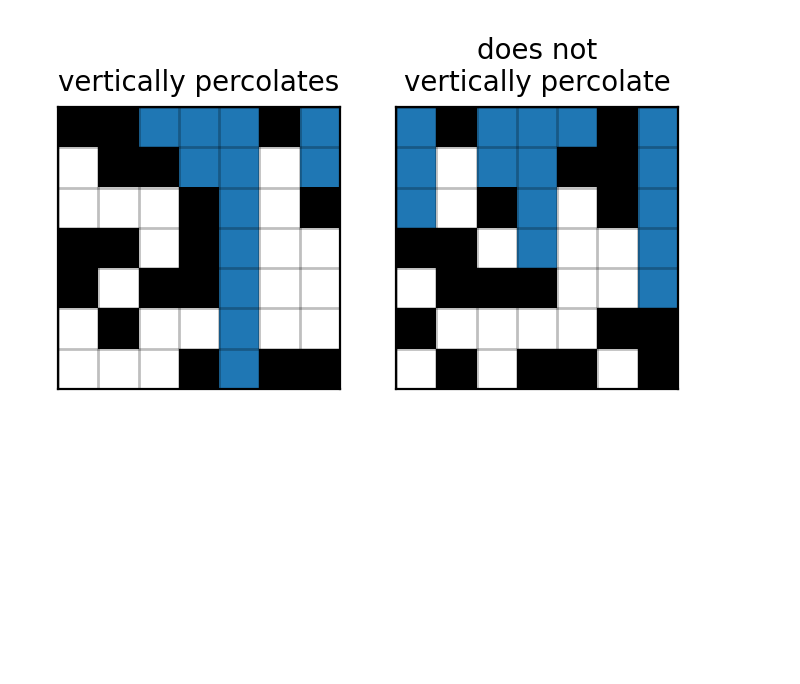
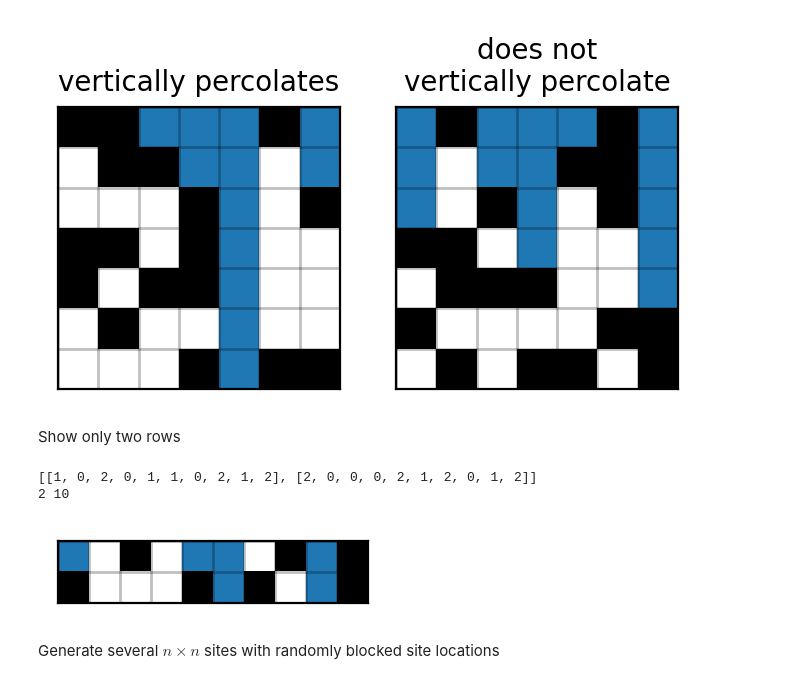
Before and after one commit to LugoBlogger/SI-251-4007-data-structures, a Jupyter notebook: case-studies/3-percolation/python/illustration.ipynb, the cells around one changed output. Cells and saved outputs as stored; diff of their text form; code cells hidden in the pictures; blank space fills up the shorter version.

Commit message:
update illustration for case study percolation

```diff
--- a/case-studies/3-percolation/python/illustration.ipynb
+++ b/case-studies/3-percolation/python/illustration.ipynb
@@ -22,15 +23,29 @@ def draw_percolates(percolates_data):
   bounds = [0, 1, 2, 3]
   norm = colors.BoundaryNorm(bounds, cmap.N)
 
-  for idx, data in enumerate(percolates_data):
-    n = len(data)
-    axes[idx].imshow(data, cmap=cmap, norm=norm, extent=[0, n, 0, n])
+  if ncols > 1:
+    for idx, data in enumerate(percolates_data):
+      n = len(data)
+      axes[idx].imshow(data, cmap=cmap, norm=norm, extent=[0, n, 0, n])
 
-    axes[idx].grid(which="major", axis="both", linestyle="-", color="k", linewidth=1)
-    axes[idx].set_xticks(np.arange(n+1))
-    axes[idx].set_yticks(np.arange(n+1))
-    axes[idx].tick_params(axis="x", which="major", bottom=False, labelbottom=False)
-    axes[idx].tick_params(axis="y", which="major", left=False, labelleft=False)
+      axes[idx].grid(which="major", axis="both", linestyle="-", color="k", linewidth=1)
+      axes[idx].set_xticks(np.arange(n+1))
+      axes[idx].set_yticks(np.arange(n+1))
+      axes[idx].tick_params(axis="x", which="major", bottom=False, labelbottom=False)
+      axes[idx].tick_params(axis="y", which="major", left=False, labelleft=False)
+  else:
+    data = percolates_data[0].copy()
+    print(data)
+    m = len(data)
+    n = len(data[0])
+    print(m, n)
+    axes.imshow(data, cmap=cmap, norm=norm, extent=[0, n, 0, m])
+
+    axes.grid(which="major", axis="both", linestyle="-", color="k", linewidth=1)
+    axes.set_xticks(np.arange(n+1))
+    axes.set_yticks(np.arange(m+1))
+    axes.tick_params(axis="x", which="major", bottom=False, labelbottom=False)
+    axes.tick_params(axis="y", which="major", left=False, labelleft=False)
 
   return fig, axes
 # %%
@@ -92,3 +107,19 @@ axes[1].set_title("does not\nvertically percolate", fontsize=10)
 plt.show(fig)
 # %% [output]
 [figure]
+# %% [markdown]
+Show only two rows
+# %%
+two_rows_percolation = [
+  [1, 0, 2, 0, 1, 1, 0, 2, 1, 2],
+  [2, 0, 0, 0, 2, 1, 2, 0, 1, 2] ]
+# %%
+fig, ax = draw_percolates([two_rows_percolation])
+
+plt.show(fig)
+# %% [output]
+[[1, 0, 2, 0, 1, 1, 0, 2, 1, 2], [2, 0, 0, 0, 2, 1, 2, 0, 1, 2]]
+2 10
+[figure, added]
+# %% [markdown]
+Generate several $n\times n$ sites with randomly blocked site locations
```
Also changed, not shown: parts of 5 cells of this notebook, 9 other files.
